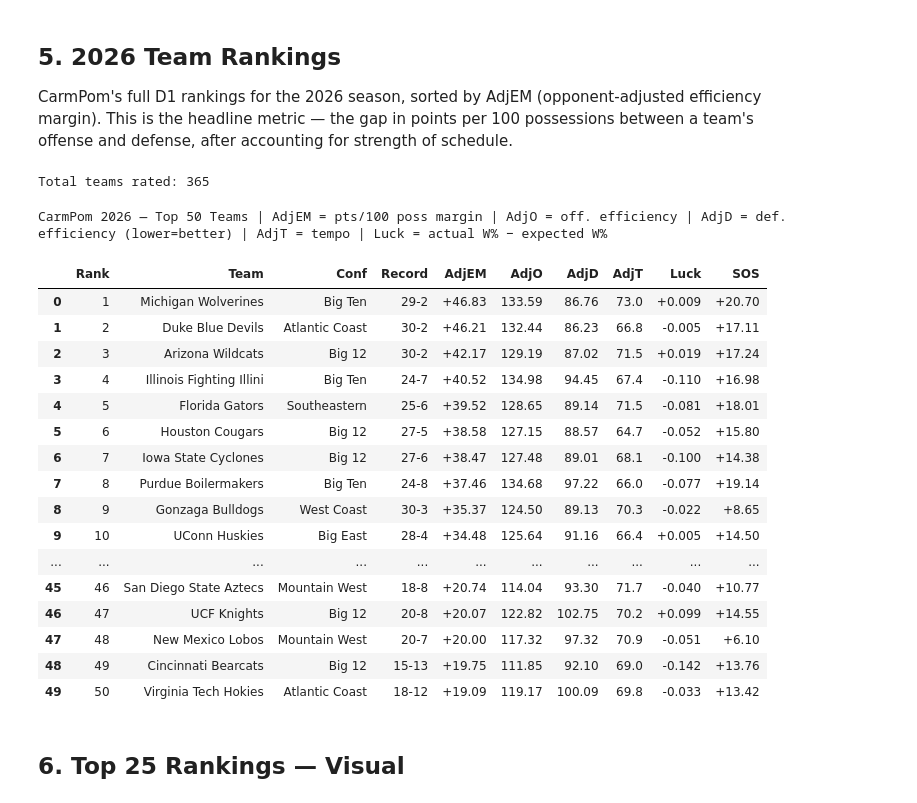
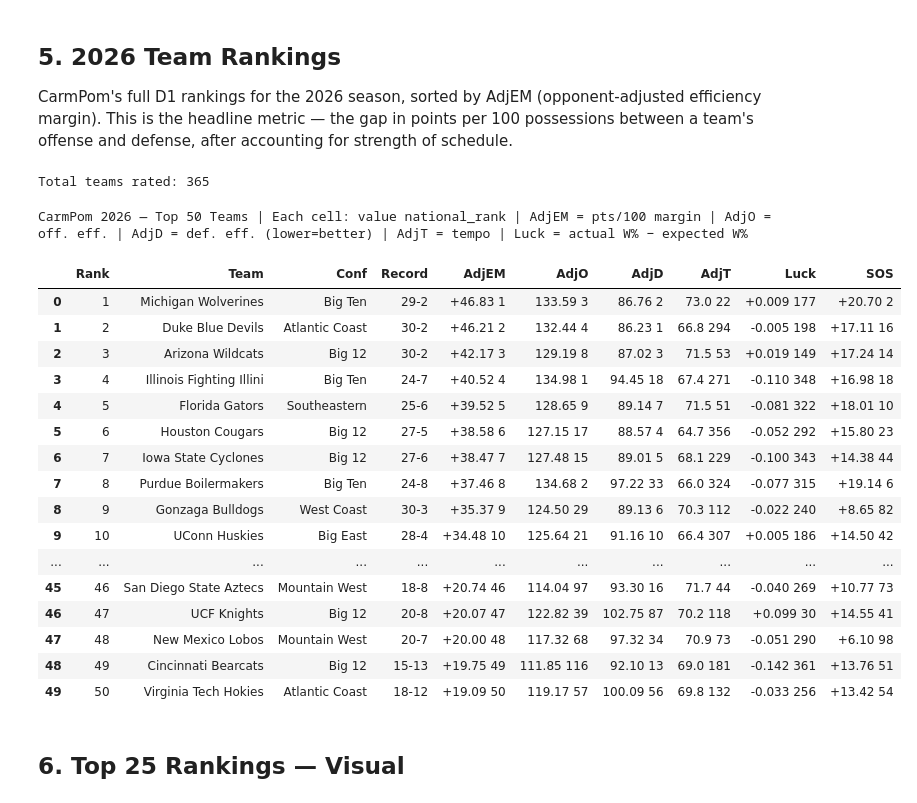
Before and after one commit to cgalgano/CarmPom, a Jupyter notebook: analysis.ipynb, the cells around one changed output. Saved outputs shown, nothing was run; the diff lists cells and outputs as text; code cells hidden in the pictures.

```diff
--- a/analysis.ipynb
+++ b/analysis.ipynb
@@ -191,56 +191,57 @@ rank_cfg = {
     "AdjT":  False,
     "Luck":  False,
     "SOS":   False,
 }
 for col, asc in rank_cfg.items():
     rankings[f"{col}_nr"] = rankings[col].rank(ascending=asc, method="min").astype(int)
 
 print(f"Total teams rated: {len(rankings)}")
 
 top50 = rankings.head(50).copy()
 
 # Build display DataFrame with "value  rank" text in each metric cell,
 # matching KenPom's compact inline-rank style.
 display_df = top50[["Rank", "Team", "Conf", "Record"]].copy()
 display_df["AdjEM"] = top50.apply(lambda r: f"{r['AdjEM']:+.2f}  {r['AdjEM_nr']}", axis=1)
 display_df["AdjO"]  = top50.apply(lambda r: f"{r['AdjO']:.2f}  {r['AdjO_nr']}", axis=1)
 display_df["AdjD"]  = top50.apply(lambda r: f"{r['AdjD']:.2f}  {r['AdjD_nr']}", axis=1)
 display_df["AdjT"]  = top50.apply(lambda r: f"{r['AdjT']:.1f}  {r['AdjT_nr']}", axis=1)
 display_df["Luck"]  = top50.apply(lambda r: f"{r['Luck']:+.3f}  {r['Luck_nr']}", axis=1)
 display_df["SOS"]   = top50.apply(lambda r: f"{r['SOS']:+.2f}  {r['SOS_nr']}", axis=1)
 
 # gmap= passes raw numeric values for gradient coloring even though cells display strings
 display_df.style \
-    .background_gradient(subset=["AdjEM"], cmap="RdYlGn",  gmap=top50["AdjEM"].values) \
-    .background_gradient(subset=["AdjO"],  cmap="Greens",  gmap=top50["AdjO"].values) \
-    .background_gradient(subset=["AdjD"],  cmap="Reds_r",  gmap=top50["AdjD"].values) \
-    .background_gradient(subset=["Luck"],  cmap="coolwarm",gmap=top50["Luck"].values) \
-    .background_gradient(subset=["SOS"],   cmap="Purples", gmap=top50["SOS"].values) \
+    .background_gradient(subset=["AdjEM"], cmap="RdYlGn",   gmap=top50["AdjEM"].values) \
+    .background_gradient(subset=["AdjO"],  cmap="Greens",   gmap=top50["AdjO"].values) \
+    .background_gradient(subset=["AdjD"],  cmap="RdYlGn_r", gmap=top50["AdjD"].values) \
+    .background_gradient(subset=["AdjT"],  cmap="RdBu_r",   gmap=top50["AdjT"].values) \
+    .background_gradient(subset=["Luck"],  cmap="RdYlGn",   gmap=top50["Luck"].values) \
+    .background_gradient(subset=["SOS"],   cmap="RdYlGn",   gmap=top50["SOS"].values) \
     .set_caption(
         "CarmPom 2026 — Top 50 Teams  |  Each cell: value  national_rank  |  "
         "AdjEM = pts/100 margin  |  AdjO = off. eff.  |  AdjD = def. eff. (lower=better)  |  "
-        "AdjT = tempo  |  Luck = actual W% − expected W%"
+        "AdjT = tempo (red=fast, blue=slow)  |  Luck = actual W% − expected W%"
     )
 # %% [output]
 Total teams rated: 365
-CarmPom 2026 — Top 50 Teams | AdjEM = pts/100 poss margin | AdjO = off. efficiency | AdjD = def. efficiency (lower=better) | AdjT = tempo | Luck = actual W% − expected W%
+CarmPom 2026 — Top 50 Teams | Each cell: value national_rank | AdjEM = pts/100 margin | AdjO = off. eff. | AdjD = def. eff. (lower=better) | AdjT = tempo | Luck = actual W% − expected W%
 |  | Rank | Team | Conf | Record | AdjEM | AdjO | AdjD | AdjT | Luck | SOS |
-| 0 | 1 | Michigan Wolverines | Big Ten | 29-2 | +46.83 | 133.59 | 86.76 | 73.0 | +0.009 | +20.70 |
-| 1 | 2 | Duke Blue Devils | Atlantic Coast | 30-2 | +46.21 | 132.44 | 86.23 | 66.8 | -0.005 | +17.11 |
-| 2 | 3 | Arizona Wildcats | Big 12 | 30-2 | +42.17 | 129.19 | 87.02 | 71.5 | +0.019 | +17.24 |
-| 3 | 4 | Illinois Fighting Illini | Big Ten | 24-7 | +40.52 | 134.98 | 94.45 | 67.4 | -0.110 | +16.98 |
-| 4 | 5 | Florida Gators | Southeastern | 25-6 | +39.52 | 128.65 | 89.14 | 71.5 | -0.081 | +18.01 |
-| 5 | 6 | Houston Cougars | Big 12 | 27-5 | +38.58 | 127.15 | 88.57 | 64.7 | -0.052 | +15.80 |
-| 6 | 7 | Iowa State Cyclones | Big 12 | 27-6 | +38.47 | 127.48 | 89.01 | 68.1 | -0.100 | +14.38 |
-| 7 | 8 | Purdue Boilermakers | Big Ten | 24-8 | +37.46 | 134.68 | 97.22 | 66.0 | -0.077 | +19.14 |
-| 8 | 9 | Gonzaga Bulldogs | West Coast | 30-3 | +35.37 | 124.50 | 89.13 | 70.3 | -0.022 | +8.65 |
-| 9 | 10 | UConn Huskies | Big East | 28-4 | +34.48 | 125.64 | 91.16 | 66.4 | +0.005 | +14.50 |
+| 0 | 1 | Michigan Wolverines | Big Ten | 29-2 | +46.83 1 | 133.59 3 | 86.76 2 | 73.0 22 | +0.009 177 | +20.70 2 |
+| 1 | 2 | Duke Blue Devils | Atlantic Coast | 30-2 | +46.21 2 | 132.44 4 | 86.23 1 | 66.8 294 | -0.005 198 | +17.11 16 |
+| 2 | 3 | Arizona Wildcats | Big 12 | 30-2 | +42.17 3 | 129.19 8 | 87.02 3 | 71.5 53 | +0.019 149 | +17.24 14 |
+| 3 | 4 | Illinois Fighting Illini | Big Ten | 24-7 | +40.52 4 | 134.98 1 | 94.45 18 | 67.4 271 | -0.110 348 | +16.98 18 |
+| 4 | 5 | Florida Gators | Southeastern | 25-6 | +39.52 5 | 128.65 9 | 89.14 7 | 71.5 51 | -0.081 322 | +18.01 10 |
+| 5 | 6 | Houston Cougars | Big 12 | 27-5 | +38.58 6 | 127.15 17 | 88.57 4 | 64.7 356 | -0.052 292 | +15.80 23 |
+| 6 | 7 | Iowa State Cyclones | Big 12 | 27-6 | +38.47 7 | 127.48 15 | 89.01 5 | 68.1 229 | -0.100 343 | +14.38 44 |
+| 7 | 8 | Purdue Boilermakers | Big Ten | 24-8 | +37.46 8 | 134.68 2 | 97.22 33 | 66.0 324 | -0.077 315 | +19.14 6 |
+| 8 | 9 | Gonzaga Bulldogs | West Coast | 30-3 | +35.37 9 | 124.50 29 | 89.13 6 | 70.3 112 | -0.022 240 | +8.65 82 |
+| 9 | 10 | UConn Huskies | Big East | 28-4 | +34.48 10 | 125.64 21 | 91.16 10 | 66.4 307 | +0.005 186 | +14.50 42 |
 | ... | ... | ... | ... | ... | ... | ... | ... | ... | ... | ... |
-| 45 | 46 | San Diego State Aztecs | Mountain West | 18-8 | +20.74 | 114.04 | 93.30 | 71.7 | -0.040 | +10.77 |
-| 46 | 47 | UCF Knights | Big 12 | 20-8 | +20.07 | 122.82 | 102.75 | 70.2 | +0.099 | +14.55 |
-| 47 | 48 | New Mexico Lobos | Mountain West | 20-7 | +20.00 | 117.32 | 97.32 | 70.9 | -0.051 | +6.10 |
-| 48 | 49 | Cincinnati Bearcats | Big 12 | 15-13 | +19.75 | 111.85 | 92.10 | 69.0 | -0.142 | +13.76 |
-| 49 | 50 | Virginia Tech Hokies | Atlantic Coast | 18-12 | +19.09 | 119.17 | 100.09 | 69.8 | -0.033 | +13.42 |
+| 45 | 46 | San Diego State Aztecs | Mountain West | 18-8 | +20.74 46 | 114.04 97 | 93.30 16 | 71.7 44 | -0.040 269 | +10.77 73 |
+| 46 | 47 | UCF Knights | Big 12 | 20-8 | +20.07 47 | 122.82 39 | 102.75 87 | 70.2 118 | +0.099 30 | +14.55 41 |
+| 47 | 48 | New Mexico Lobos | Mountain West | 20-7 | +20.00 48 | 117.32 68 | 97.32 34 | 70.9 73 | -0.051 290 | +6.10 98 |
+| 48 | 49 | Cincinnati Bearcats | Big 12 | 15-13 | +19.75 49 | 111.85 116 | 92.10 13 | 69.0 181 | -0.142 361 | +13.76 51 |
+| 49 | 50 | Virginia Tech Hokies | Atlantic Coast | 18-12 | +19.09 50 | 119.17 57 | 100.09 56 | 69.8 132 | -0.033 256 | +13.42 54 |
 # %% [markdown]
 ## 6. Top 25 Rankings — Visual
 # %%
```
Also changed, not shown: 1 other file.
